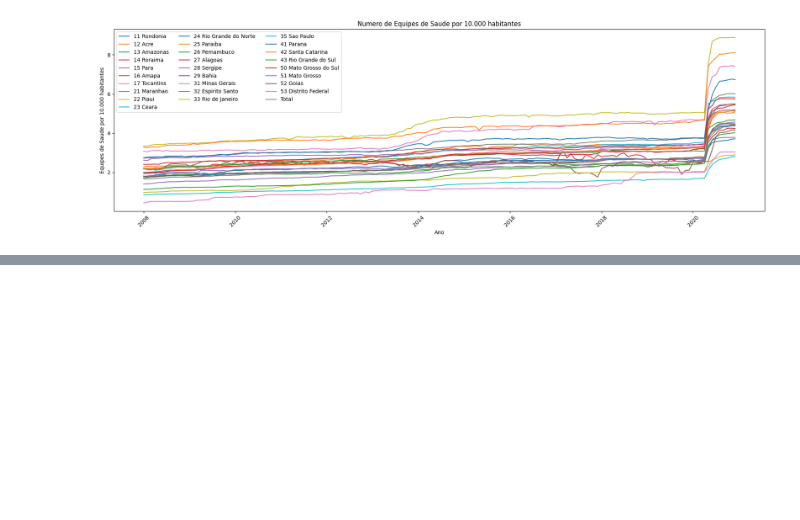
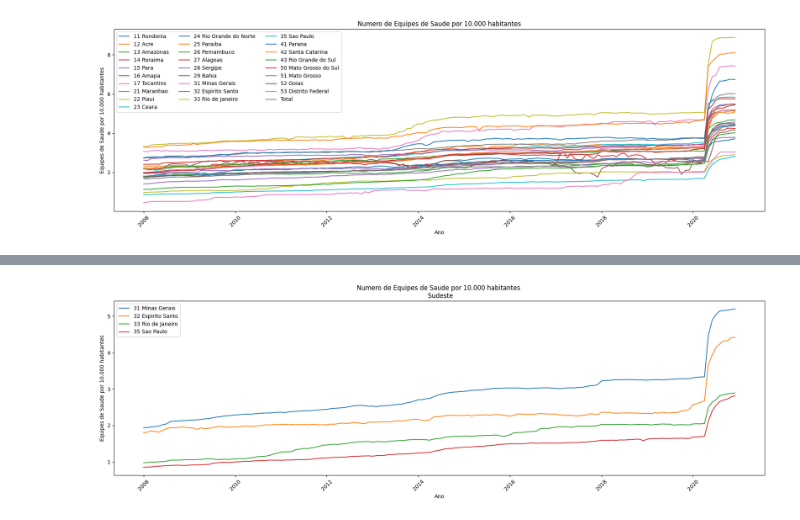
Before and after one commit to luizamfsantos/Brazil-Healthcare-Workforce-Analysis, a Jupyter notebook: Codigo/src/exploracao_de_dados/densidade_visualizacoes.ipynb, the cells around one changed output, grey strips where cells are left out. Cells and saved outputs as stored; diff of their text form; code cells hidden in the pictures; blank space fills up the shorter version.

```diff
--- a/Codigo/src/exploracao_de_dados/densidade_visualizacoes.ipynb
+++ b/Codigo/src/exploracao_de_dados/densidade_visualizacoes.ipynb
@@ -56,0 +113,9 @@ plt.show()
+# %%
+# regiao sudeste
+regiao_sudeste_estados = ['31 Minas Gerais', '32 Espirito Santo', '33 Rio de Janeiro',
+       '35 Sao Paulo']
+regiao_sudeste_density = density.loc[regiao_sudeste_estados]
+regiao_sudeste_density_transposed = regiao_sudeste_density.transpose()
+plot_regiao(regiao_sudeste_density_transposed,"Sudeste")
+# %% [output]
+[figure, added]
```
Also changed, not shown: parts of 6 cells of this notebook.
